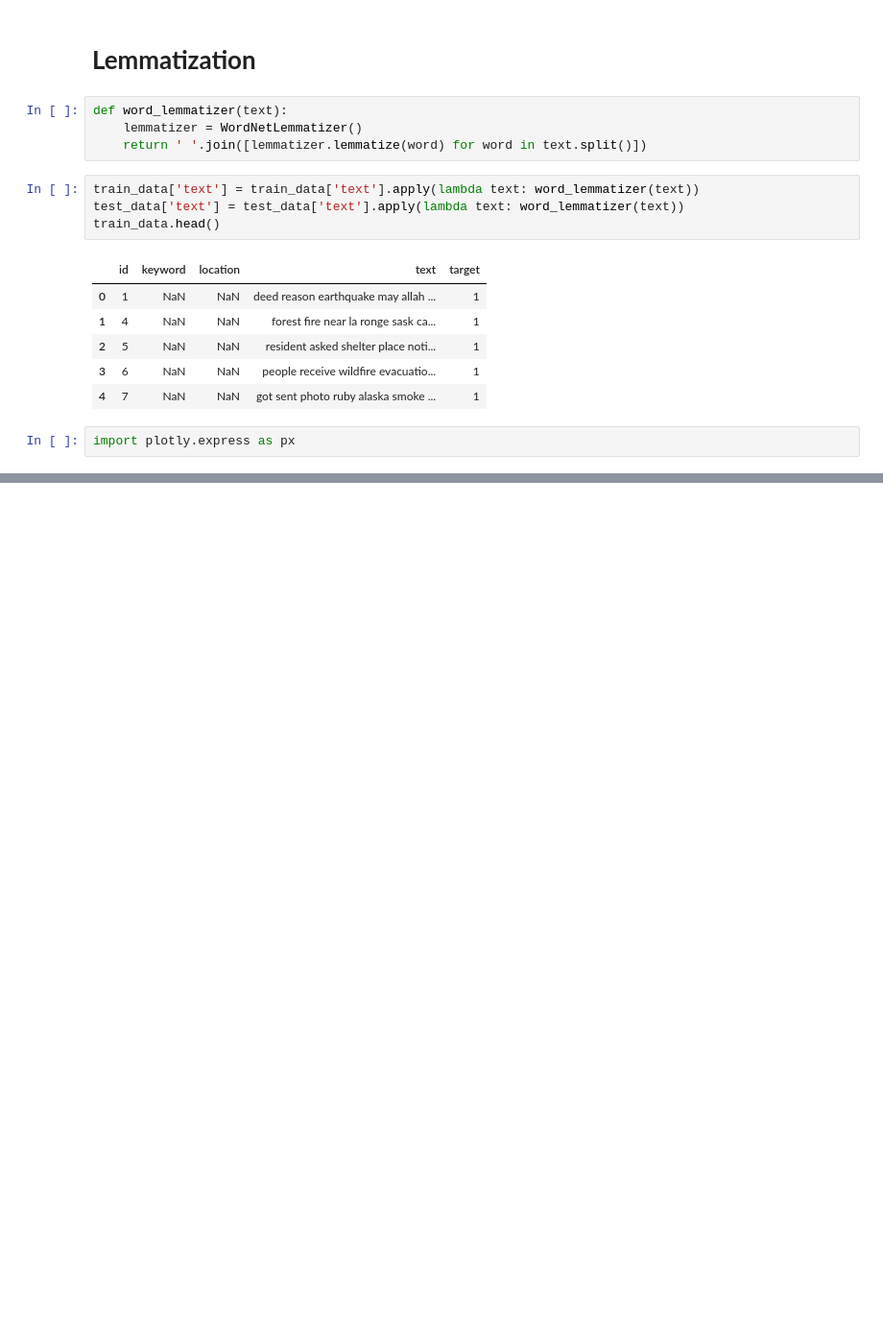
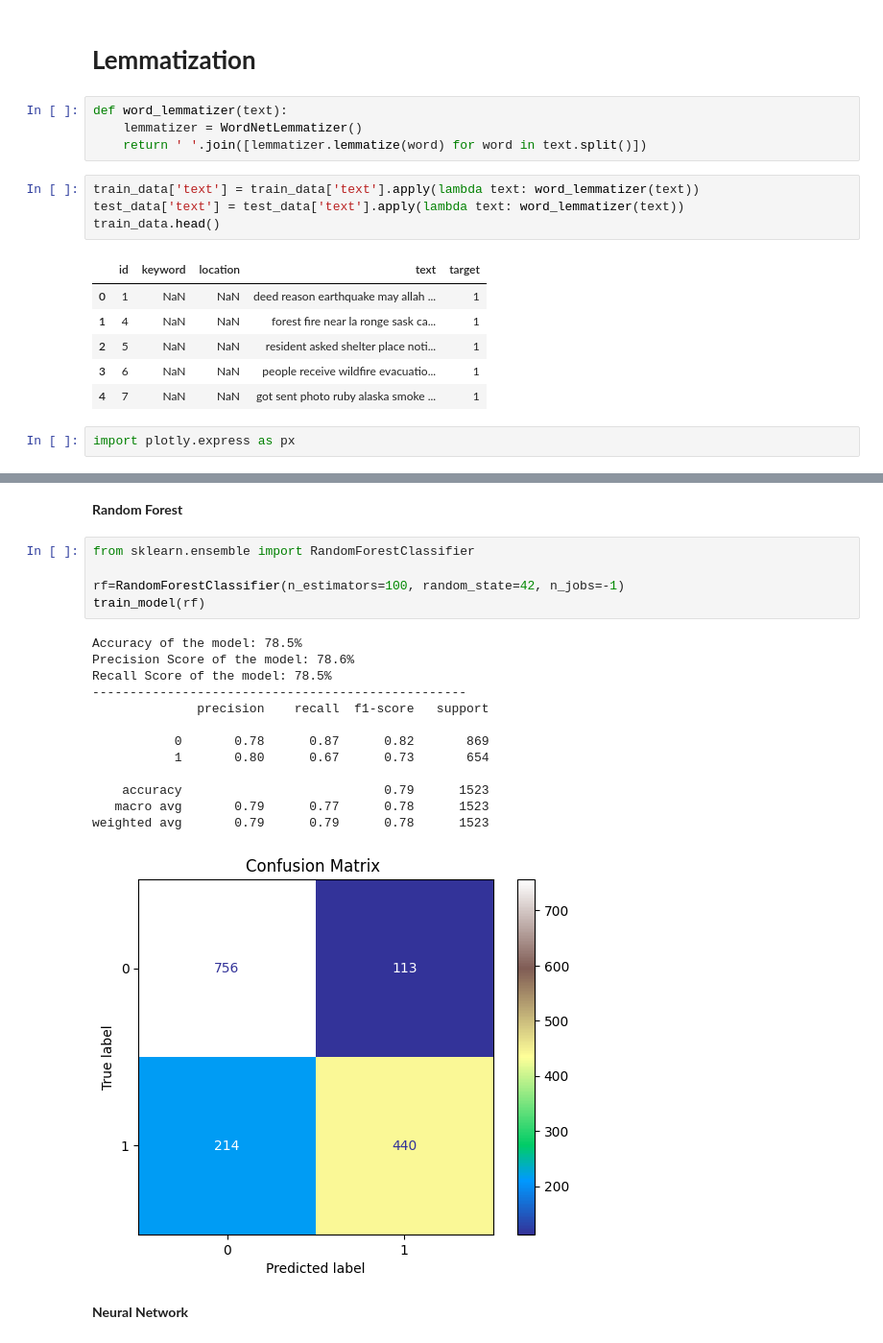
Before and after one commit to HatemGamal/ElectroPi, a Jupyter notebook: NLP_Twitter_Disaster_Classifier.ipynb, the cells around one changed output, grey strips where cells are left out. Shown: that part at 96% size. Saved outputs shown, nothing was run; the diff lists cells and outputs as text; blank space fills up the shorter version.

```diff
--- a/NLP_Twitter_Disaster_Classifier.ipynb
+++ b/NLP_Twitter_Disaster_Classifier.ipynb
@@ -227,0 +370,23 @@ fig.show()
+# %% [markdown]
+**Random Forest**
+# %%
+from sklearn.ensemble import RandomForestClassifier
+
+rf=RandomForestClassifier(n_estimators=100, random_state=42, n_jobs=-1)
+train_model(rf)
+# %% [output]
+Accuracy of the model: 78.5%
+Precision Score of the model: 78.6%
+Recall Score of the model: 78.5%
+--------------------------------------------------
+              precision    recall  f1-score   support
+
+           0       0.78      0.87      0.82       869
+           1       0.80      0.67      0.73       654
+
+    accuracy                           0.79      1523
+   macro avg       0.79      0.77      0.78      1523
+weighted avg       0.79      0.79      0.78      1523
+[figure, added]
+# %% [markdown]
+**Neural Network**
```
Also changed, not shown: parts of 19 cells of this notebook.
